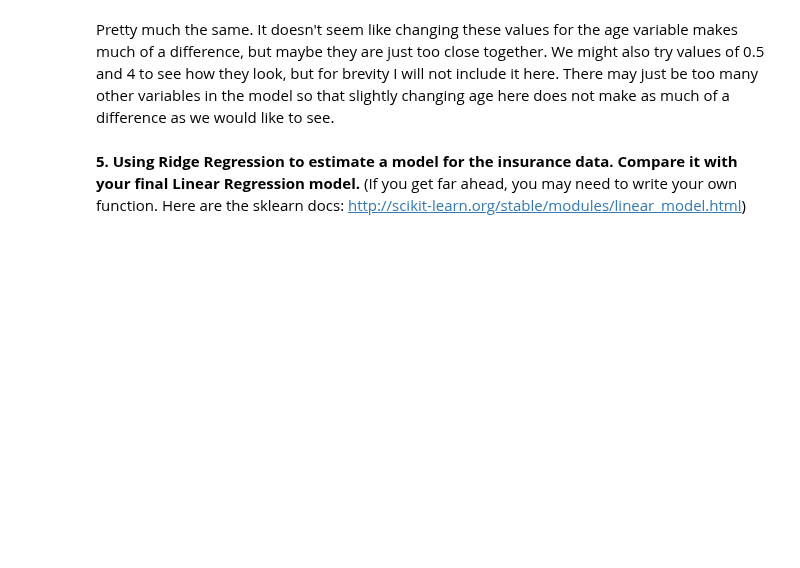
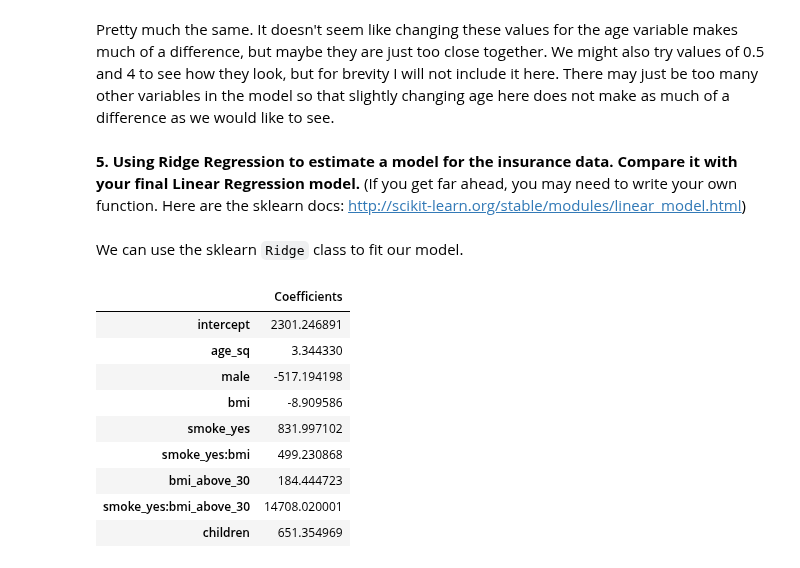
Before and after one commit to ansaridan/jhu-data-engineering-team-5, a Jupyter notebook: Module_11/Jhirsc21.ipynb, the cells around one changed output. Cells and saved outputs as stored; diff of their text form; code cells hidden in the pictures; blank space fills up the shorter version.

```diff
--- a/Module_11/Jhirsc21.ipynb
+++ b/Module_11/Jhirsc21.ipynb
@@ -510,3 +498,32 @@ plot_validation_curves(result, 'SSE', r'$age^i$', values, zoom=True)
 Pretty much the same. It doesn't seem like changing these values for the age variable makes much of a difference, but maybe they are just too close together. We might also try values of 0.5 and 4 to see how they look, but for brevity I will not include it here. There may just be too many other variables in the model so that slightly changing age here does not make as much of a difference as we would like to see.
 # %% [markdown]
 **5. Using Ridge Regression to estimate a model for the insurance data. Compare it with your final Linear Regression model.** (If you get far ahead, you may need to write your own function. Here are the sklearn docs: http://scikit-learn.org/stable/modules/linear_model.html)
+# %% [markdown]
+We can use the sklearn `Ridge` class to fit our model.
+# %%
+model = 'charges ~ age_sq + male + bmi + smoke_yes + smoke_yes:bmi + bmi_above_30 + smoke_yes:bmi_above_30 + children'
+
+x = insurance.loc[:, ['age_sq', 'male', 'bmi', 'smoke_yes',
+                    'interaction1',
+                    'bmi_above_30', 'interaction2',
+                    'children']].values
+y = insurance['charges'].values
+reg = linear.Ridge(alpha=0.5)
+reg.fit(x, y)
+
+coefs = reg.coef_
+data = np.append(reg.intercept_, coefs)
+df = pd.DataFrame([data], columns=['intercept', 'age_sq', 'male', 'bmi', 'smoke_yes', 'smoke_yes:bmi', 'bmi_above_30', 'smoke_yes:bmi_above_30', 'children'])
+df.index = ['Coefficients']
+df.T
+# %% [output]
+|  | Coefficients |
+| intercept | 2301.246891 |
+| age_sq | 3.344330 |
+| male | -517.194198 |
+| bmi | -8.909586 |
+| smoke_yes | 831.997102 |
+| smoke_yes:bmi | 499.230868 |
+| bmi_above_30 | 184.444723 |
+| smoke_yes:bmi_above_30 | 14708.020001 |
+| children | 651.354969 |
```
Also changed, not shown: parts of 21 cells of this notebook, 1 other file.
